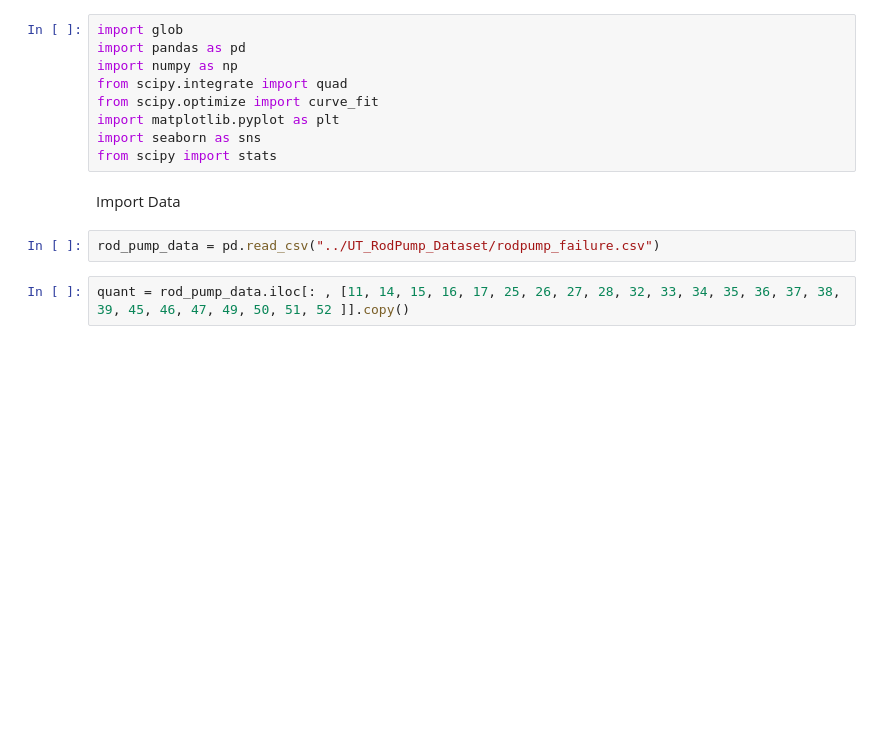
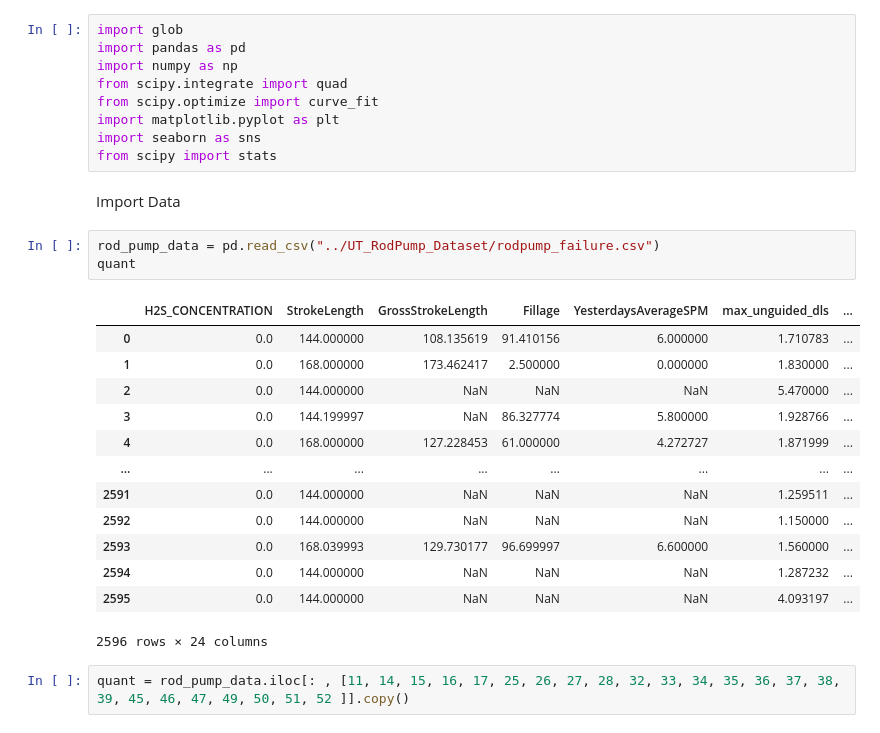
Before and after one commit to skeptrunedev/Rod_Pump_Optimization, a Jupyter notebook: notebooks/EDA_Notebook.ipynb, the cells around one changed output. Drawn from its saved outputs; the diff is of its cells as text; blank space fills up the shorter version.

```diff
--- a/notebooks/EDA_Notebook.ipynb
+++ b/notebooks/EDA_Notebook.ipynb
@@ -24,6 +24,21 @@ from scipy import stats
 Import Data
 # %%
 rod_pump_data = pd.read_csv("../UT_RodPump_Dataset/rodpump_failure.csv")
+quant
+# %% [output]
+|  | H2S_CONCENTRATION | StrokeLength | GrossStrokeLength | Fillage | YesterdaysAverageSPM | max_unguided_dls | ... |
+| 0 | 0.0 | 144.000000 | 108.135619 | 91.410156 | 6.000000 | 1.710783 | ... |
+| 1 | 0.0 | 168.000000 | 173.462417 | 2.500000 | 0.000000 | 1.830000 | ... |
+| 2 | 0.0 | 144.000000 | NaN | NaN | NaN | 5.470000 | ... |
+| 3 | 0.0 | 144.199997 | NaN | 86.327774 | 5.800000 | 1.928766 | ... |
+| 4 | 0.0 | 168.000000 | 127.228453 | 61.000000 | 4.272727 | 1.871999 | ... |
+| ... | ... | ... | ... | ... | ... | ... | ... |
+| 2591 | 0.0 | 144.000000 | NaN | NaN | NaN | 1.259511 | ... |
+| 2592 | 0.0 | 144.000000 | NaN | NaN | NaN | 1.150000 | ... |
+| 2593 | 0.0 | 168.039993 | 129.730177 | 96.699997 | 6.600000 | 1.560000 | ... |
+| 2594 | 0.0 | 144.000000 | NaN | NaN | NaN | 1.287232 | ... |
+| 2595 | 0.0 | 144.000000 | NaN | NaN | NaN | 4.093197 | ... |
+2596 rows × 24 columns
 # %%
 quant = rod_pump_data.iloc[: , [11, 14, 15, 16, 17, 25, 26, 27, 28, 32, 33, 34, 35, 36, 37, 38, 39, 45, 46, 47, 49, 50, 51, 52 ]].copy()
 # %%
```
Also changed, not shown: parts of 2 cells of this notebook.
